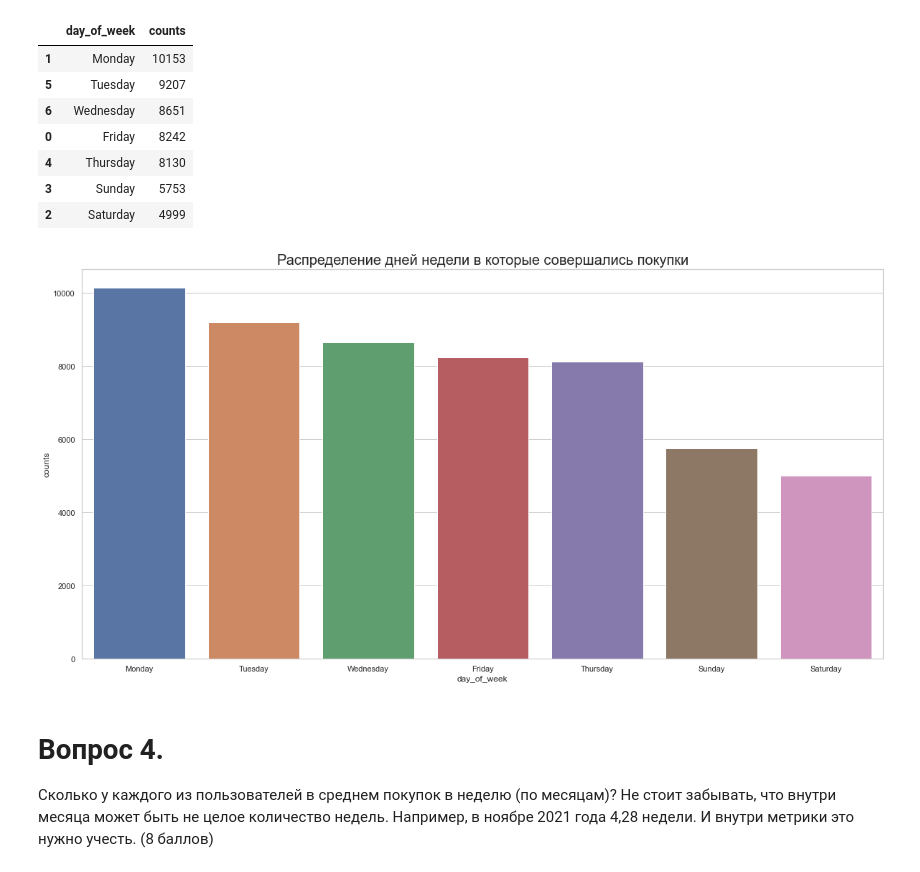
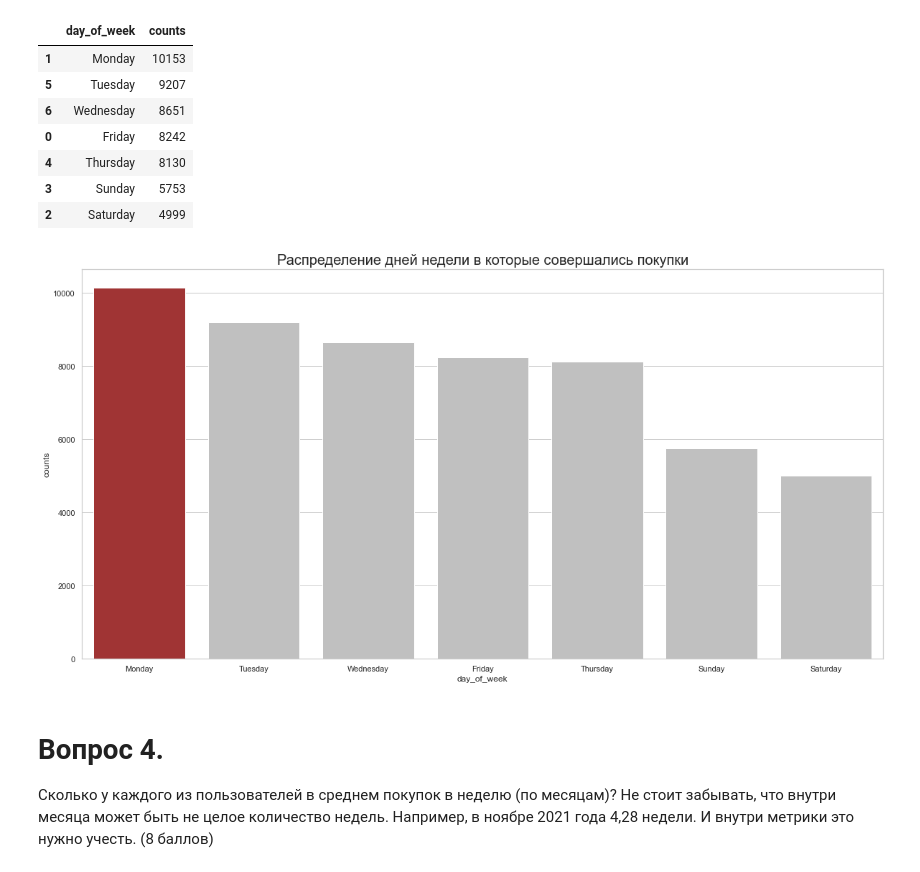
Before and after one commit to PavelSyr/da_karpov.cources_first.project, a Jupyter notebook: pavel_syrnev_15.04_p-syrnev/variant1/e-commerce.ipynb, the cells around one changed output. Drawn from its saved outputs; the diff is of its cells as text; code cells hidden in the pictures.

Commit message:
Visualization style

```diff
--- a/pavel_syrnev_15.04_p-syrnev/variant1/e-commerce.ipynb
+++ b/pavel_syrnev_15.04_p-syrnev/variant1/e-commerce.ipynb
@@ -338,6 +338,12 @@ df_orders = pd.read_csv(data_src.data[dsn_olist_orders_dataset].src, parse_dates
 # определим имена колонок которые нужно распарсить как datetime
 orders_items_date_columns = ['shipping_limit_date']
 df_order_items = pd.read_csv(data_src.data[dsn_olist_order_items_dataset].src, parse_dates=orders_items_date_columns)
+# %%
+# определим цветовую схему для графиков
+our_palette = {
+    'default' : 'silver',
+    'max' : 'firebrick'
+}
 # %% [markdown]
 ### Вопрос 1
 Сколько у нас пользователей, которые совершили покупку только один раз? (7 баллов)
@@ -541,15 +555,15 @@ df_dist
 # %%
 fig, axs = plt.subplots(1)
 fig.set_figwidth(20)
 fig.set_figheight(10)
 
-ax = sns.barplot(data=df_dist, x='day_of_week', y='counts')
-
+clrs = [our_palette['default'] if (x < df_dist.counts.max()) else our_palette['max'] for x in df_dist.counts ]
+ax = sns.barplot(data=df_dist, x='day_of_week', y='counts', palette=clrs)
 
 ax.set_title('Распределение дней недели в которые совершались покупки')
 ax.title.set_fontsize(20)
 # %% [output]
-[figure, old version]
+[figure, new version]
 # %% [markdown]
 # Вопрос 4.
 Сколько у каждого из пользователей в среднем покупок в неделю (по месяцам)? Не стоит забывать, что внутри месяца может быть не целое количество недель. Например, в ноябре 2021 года 4,28 недели. И внутри метрики это нужно учесть. (8 баллов)
```
Also changed, not shown: parts of 7 cells of this notebook.
